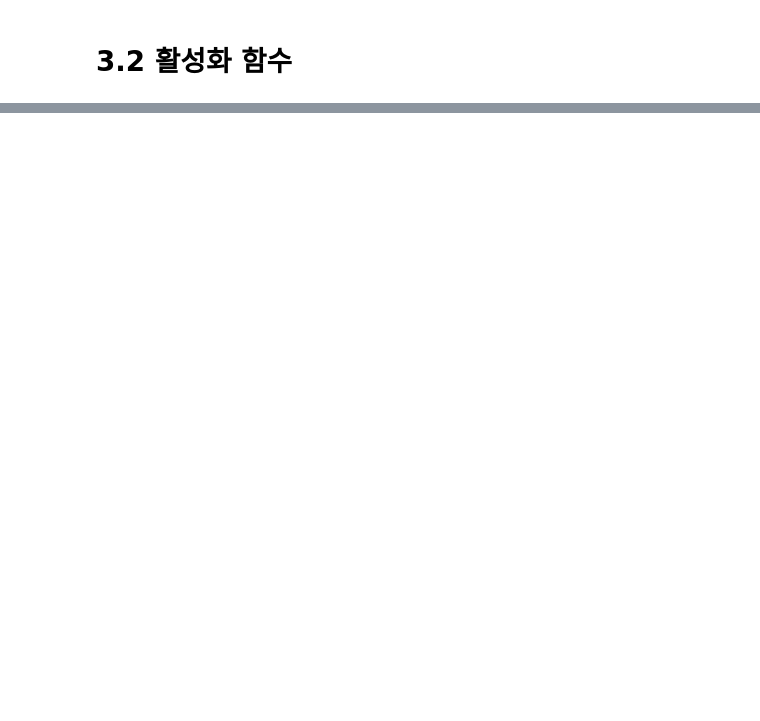
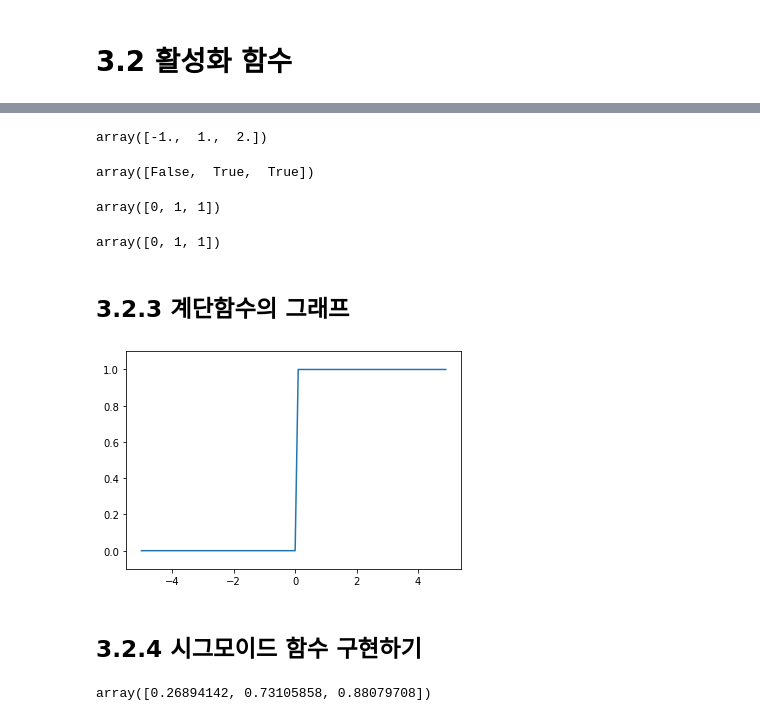
Before and after one commit to Choi-HanEol/DeepLearning-from-Scratch, a Jupyter notebook: Ch3. 신경망.ipynb, the cells around one changed output, grey strips where cells are left out. Drawn from its saved outputs; the diff is of its cells as text; code cells hidden in the pictures; blank space fills up the shorter version.

```diff
--- a/Ch3. 신경망.ipynb
+++ b/Ch3. 신경망.ipynb
@@ -29,0 +32,9 @@
+# %%
+def step_function(x):
+    if x > 0:
+        return 1
+    else:
+        return 0
+
+print(step_function(0.5))
+print(step_function(-0.5))
@@ -29,0 +47,45 @@
+# %%
+import numpy as np
+
+def step_function(x):
+    y = x > 0
+    return y.astype(np.int32)    # np.int64도 있음, 32bit는 4 Byte 64bit는 8Byte 이므로 할당받는 메모리의 크기와 사용할 수 있는 수의 차이가 생긴다.
+#넘파이 배열의 자료형을 변환할 때는 astype() 메서드를 이용함
+# %%
+x = np.array([-1.0, 1.0, 2.0])
+x
+# %% [output]
+array([-1.,  1.,  2.])
+# %%
+y = x > 0
+y
+# %% [output]
+array([False,  True,  True])
+# %%
+y = y.astype(np.int32)
+y
+#파이썬에서는 bool을 int형으로 반환하면 True는 1, False는 0으로 변환해줌
+# %% [output]
+array([0, 1, 1])
+# %%
+step_function(x)
+# %% [output]
+array([0, 1, 1])
+# %% [markdown]
+## 3.2.3 계단함수의 그래프
+# %%
+import numpy as np
+import matplotlib.pylab as plt
+
+def step_function(x):
+    return np.array(x > 0, dtype=np.int32)
+
+x = np.arange(-5.0, 5.0, 0.1)
+y = step_function(x)
+plt.plot(x, y)
+plt.ylim(-0.1, 1.1)    # y축의 범위 지정
+plt.show()
+# %% [output]
+[figure, added]
+# %% [markdown]
+## 3.2.4 시그모이드 함수 구현하기
@@ -29,0 +95,5 @@
+# %%
+x = np.array([-1.0, 1.0, 2.0])
+sigmoid(x)
+# %% [output]
+array([0.26894142, 0.73105858, 0.88079708])
```
Also changed, not shown: parts of 12 cells of this notebook.
